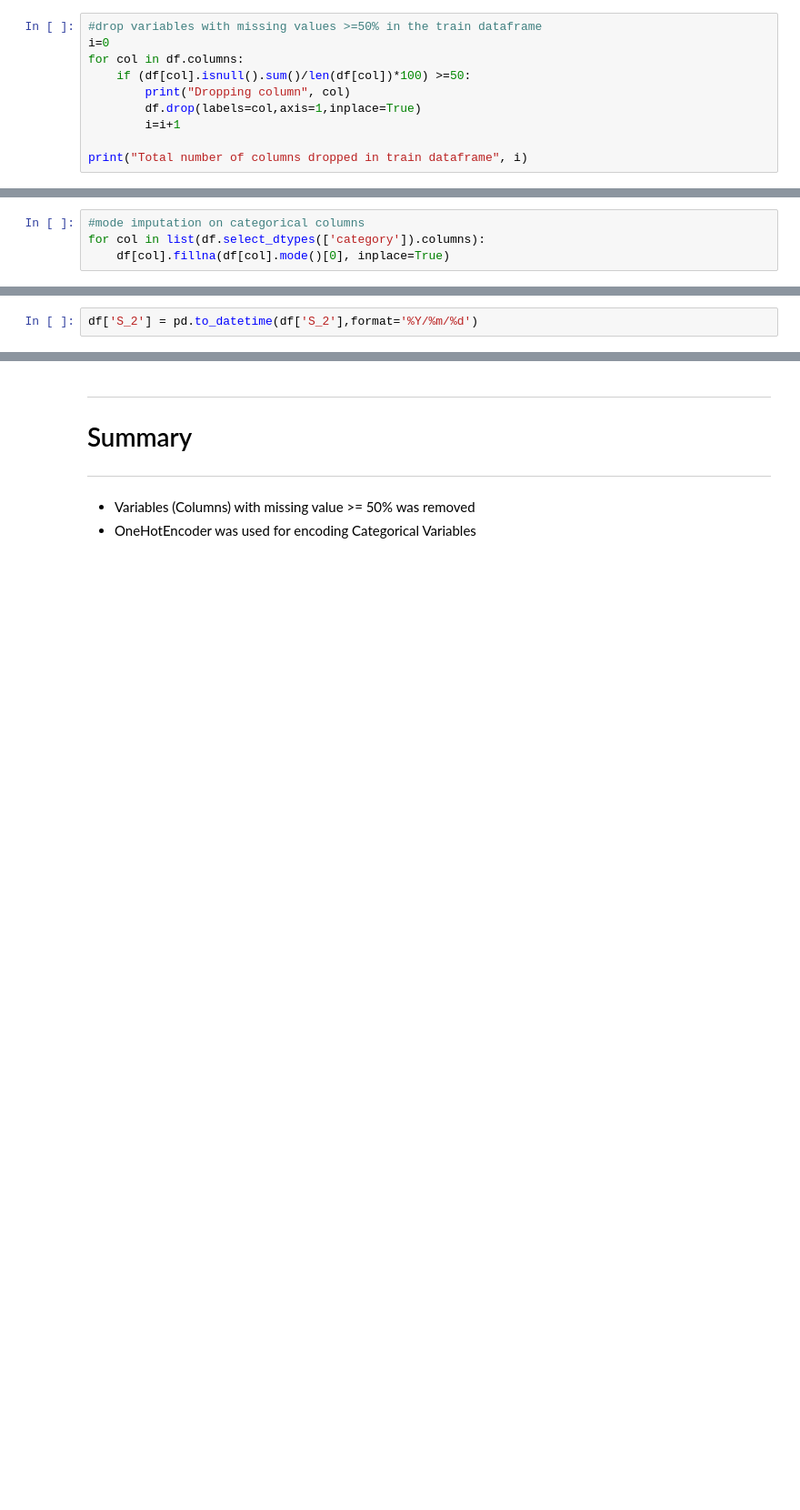
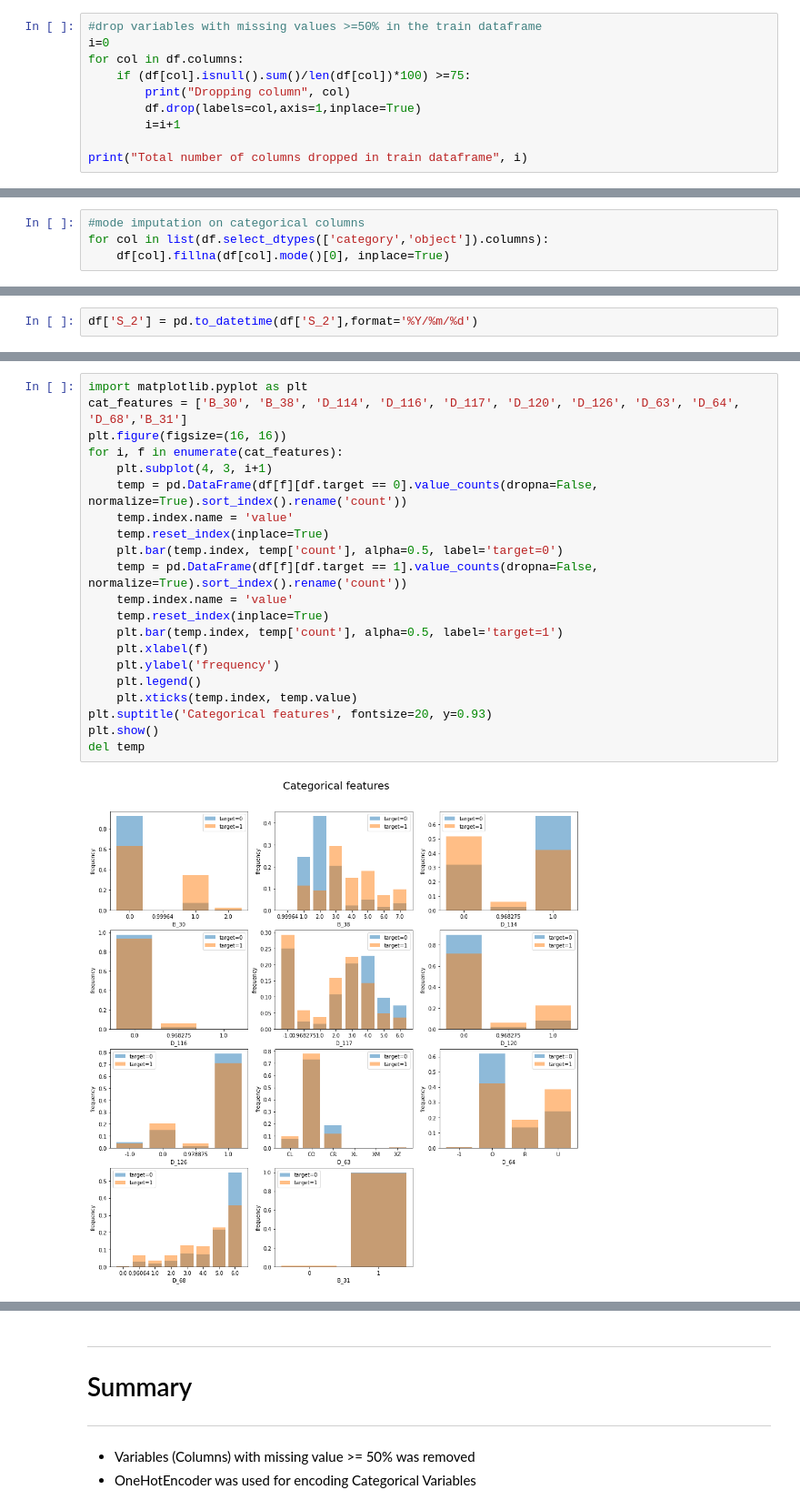
Before and after one commit to ananthu34/AMEX, a Jupyter notebook: american-express-default-prediction-ml-model.ipynb, the cells around one changed output, grey strips where cells are left out. Shown: that part at 91% size. Drawn from its saved outputs; the diff is of its cells as text; blank space fills up the shorter version.

```diff
--- a/american-express-default-prediction-ml-model.ipynb
+++ b/american-express-default-prediction-ml-model.ipynb
@@ -159,7 +159,7 @@ Drop Variables with Missing Value (>=50%) in train dataset
 #drop variables with missing values >=50% in the train dataframe
 i=0
 for col in df.columns:
-    if (df[col].isnull().sum()/len(df[col])*100) >=50:
+    if (df[col].isnull().sum()/len(df[col])*100) >=75:
         print("Dropping column", col)
         df.drop(labels=col,axis=1,inplace=True)
         i=i+1
@@ -223,7 +223,7 @@ df.head()
 Missing value treatment
 # %%
 #mode imputation on categorical columns
-for col in list(df.select_dtypes(['category']).columns):
+for col in list(df.select_dtypes(['category','object']).columns):
     df[col].fillna(df[col].mode()[0], inplace=True)
 # %%
  df[col].dtypes
@@ -294,3 +294,26 @@ D_144                 float64
 D_145                 float64
 target                  int64
 dtype: object
+# %%
+import matplotlib.pyplot as plt
+cat_features = ['B_30', 'B_38', 'D_114', 'D_116', 'D_117', 'D_120', 'D_126', 'D_63', 'D_64', 'D_68','B_31']
+plt.figure(figsize=(16, 16))
+for i, f in enumerate(cat_features):
+    plt.subplot(4, 3, i+1)
+    temp = pd.DataFrame(df[f][df.target == 0].value_counts(dropna=False, normalize=True).sort_index().rename('count'))
+    temp.index.name = 'value'
+    temp.reset_index(inplace=True)
+    plt.bar(temp.index, temp['count'], alpha=0.5, label='target=0')
+    temp = pd.DataFrame(df[f][df.target == 1].value_counts(dropna=False, normalize=True).sort_index().rename('count'))
+    temp.index.name = 'value'
+    temp.reset_index(inplace=True)
+    plt.bar(temp.index, temp['count'], alpha=0.5, label='target=1')
+    plt.xlabel(f)
+    plt.ylabel('frequency')
+    plt.legend()
+    plt.xticks(temp.index, temp.value)
+plt.suptitle('Categorical features', fontsize=20, y=0.93)
+plt.show()
+del temp
+# %% [output]
+[figure, added]
```
Also changed, not shown: parts of 13 cells of this notebook.
